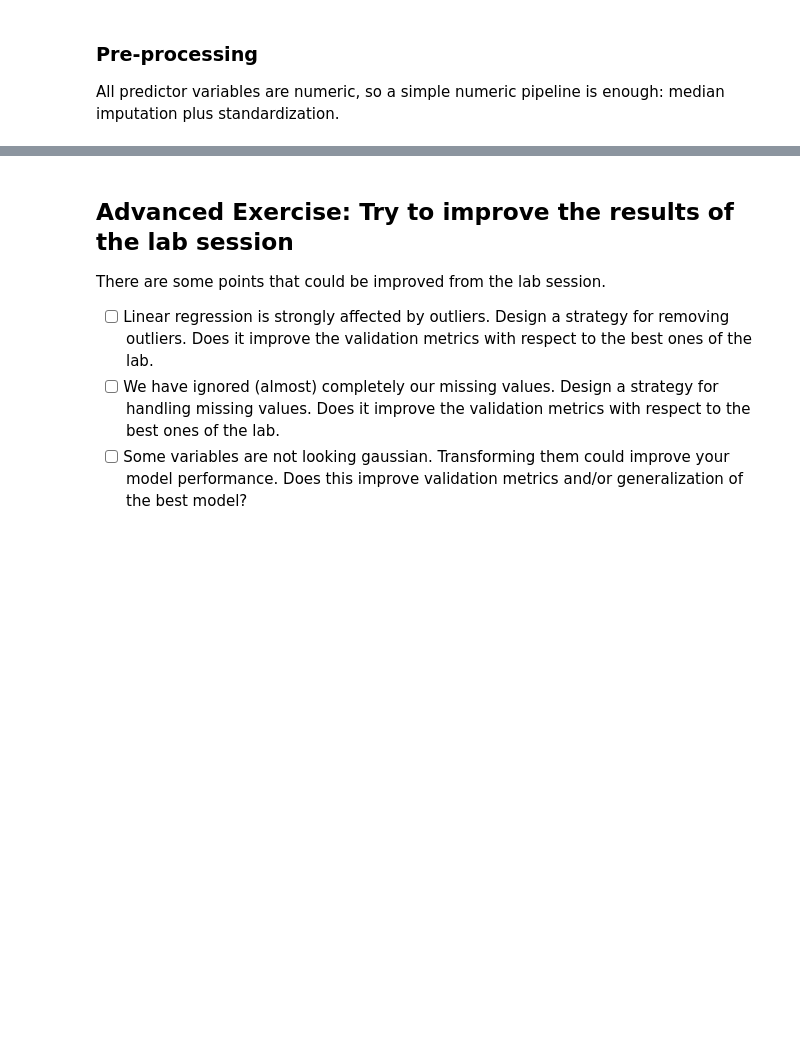
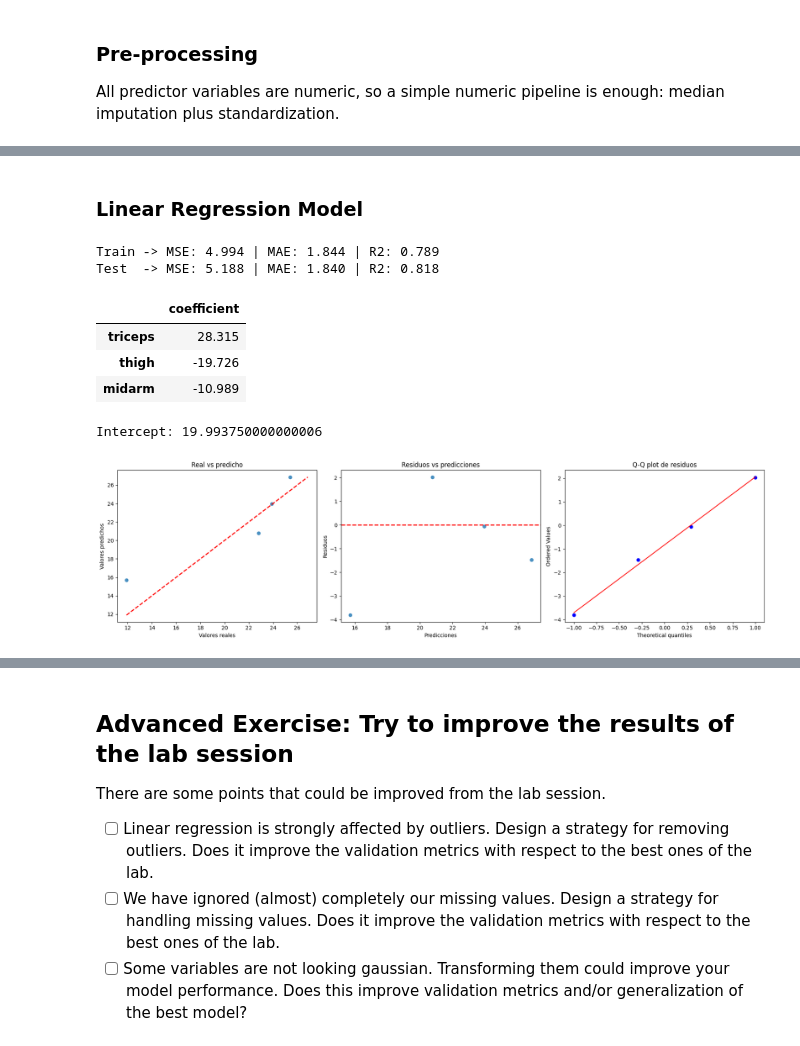
Before and after one commit to PabloRodriguezElvira/Lab_ML, a Jupyter notebook: Lab3/ml03-exercise.ipynb, the cells around one changed output, grey strips where cells are left out. Drawn from its saved outputs; the diff is of its cells as text; code cells hidden in the pictures; blank space fills up the shorter version.

```diff
--- a/Lab3/ml03-exercise.ipynb
+++ b/Lab3/ml03-exercise.ipynb
@@ -105,0 +125,57 @@ display(X_train_processed.describe())
+# %% [markdown]
+### Linear Regression Model
+# %%
+from sklearn.linear_model import LinearRegression
+from sklearn.metrics import mean_squared_error, mean_absolute_error, r2_score
+
+lr = LinearRegression()
+lr.fit(X_train_processed, y_train)
+
+y_train_pred = lr.predict(X_train_processed)
+y_test_pred = lr.predict(X_test_processed)
+residuals_test = y_test - y_test_pred
+
+print('Train -> MSE: {:.3f} | MAE: {:.3f} | R2: {:.3f}'.format(
+    mean_squared_error(y_train, y_train_pred),
+    mean_absolute_error(y_train, y_train_pred),
+    r2_score(y_train, y_train_pred)
+))
+print('Test  -> MSE: {:.3f} | MAE: {:.3f} | R2: {:.3f}'.format(
+    mean_squared_error(y_test, y_test_pred),
+    mean_absolute_error(y_test, y_test_pred),
+    r2_score(y_test, y_test_pred)
+))
+
+coef_df = pd.Series(lr.coef_, index=X_train.columns, name='coefficient')
+display(coef_df.to_frame())
+print('Intercept:', lr.intercept_)
+
+fig, axes = plt.subplots(1, 3, figsize=(18, 5))
+
+lims = [min(y_test.min(), y_test_pred.min()), max(y_test.max(), y_test_pred.max())]
+axes[0].scatter(y_test, y_test_pred, alpha=0.8)
+axes[0].plot(lims, lims, 'r--', linewidth=2)
+axes[0].set_title('Real vs predicho')
+axes[0].set_xlabel('Valores reales')
+axes[0].set_ylabel('Valores predichos')
+
+axes[1].scatter(y_test_pred, residuals_test, alpha=0.8)
+axes[1].axhline(0, color='r', linestyle='--', linewidth=2)
+axes[1].set_title('Residuos vs predicciones')
+axes[1].set_xlabel('Predicciones')
+axes[1].set_ylabel('Residuos')
+
+stats.probplot(residuals_test, dist='norm', plot=axes[2])
+axes[2].set_title('Q-Q plot de residuos')
+
+plt.tight_layout()
+plt.show()
+# %% [output]
+Train -> MSE: 4.994 | MAE: 1.844 | R2: 0.789
+Test  -> MSE: 5.188 | MAE: 1.840 | R2: 0.818
+|  | coefficient |
+| triceps | 28.315 |
+| thigh | -19.726 |
+| midarm | -10.989 |
+Intercept: 19.993750000000006
+[figure, added]
```
Also changed, not shown: parts of 19 cells of this notebook, 1 other file.
